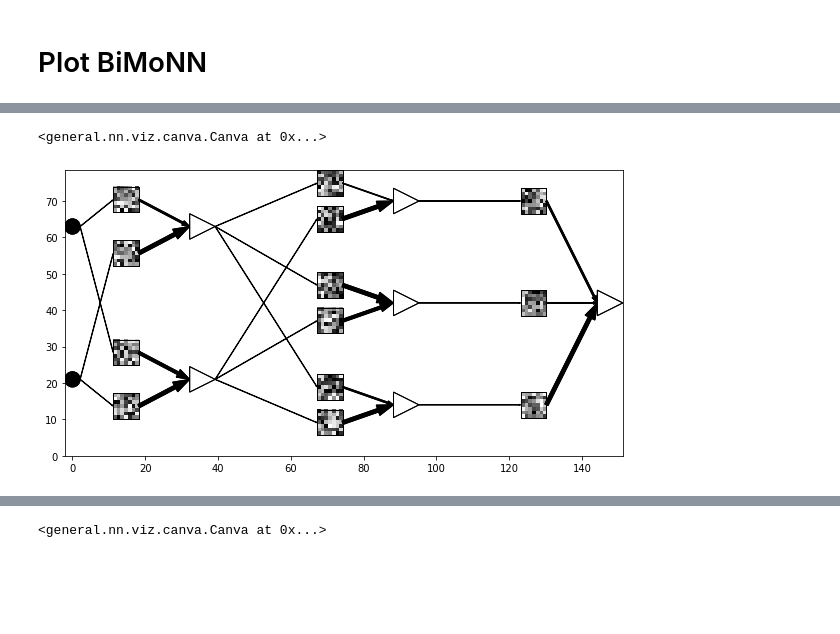
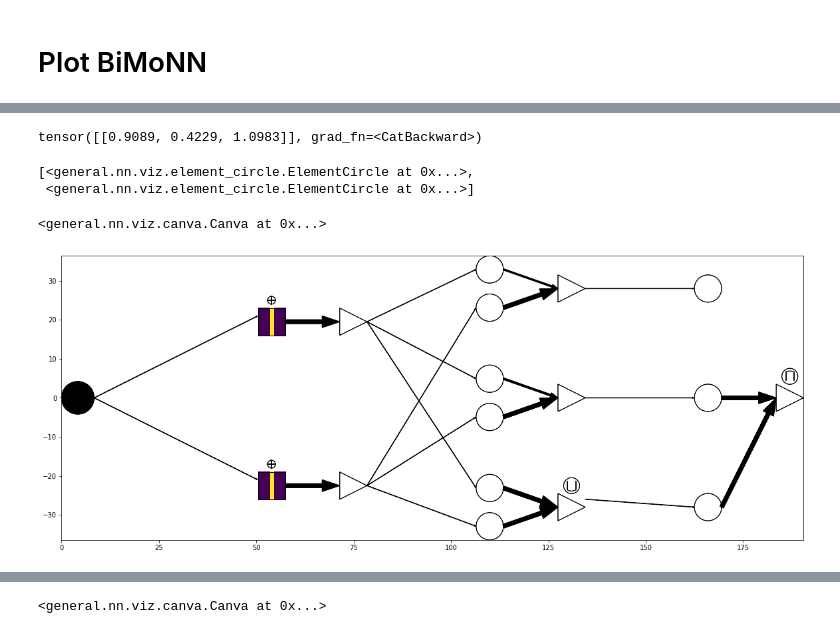
Before and after one commit to TheodoreAouad/3d_segm, a Jupyter notebook: Notebooks/Sandbox.ipynb, the cells around one changed output, grey strips where cells are left out. Cells and saved outputs as stored; diff of their text form; code cells hidden in the pictures; blank space fills up the shorter version.

```diff
--- a/Notebooks/Sandbox.ipynb
+++ b/Notebooks/Sandbox.ipynb
@@ -8,6 +8,7 @@ from importlib import reload
 import numpy as np
 import matplotlib.pyplot as plt
 from matplotlib.patches import Arc
+import torch
 
 import general.nn.viz.canva as cva
 import general.nn.viz.element as viz_element
@@ -22,12 +23,13 @@ import deep_morpho.viz.morp_operations_viz as mov
 
 import deep_morpho.models.bimonn as bimonn
 import deep_morpho.viz.element_lui as elui
+import deep_morpho.viz.element_bise as ebise
 import deep_morpho.viz.bimonn_viz as bviz
 
 def reload_modules():
     for modl in [
         cva, viz_element, ps, es, ei, ea, ec, all_viz, mo, mov,
-        bimonn, elui, bviz
+        bimonn, elui, ebise, bviz
     ]:
         reload(modl)
 # %% [markdown]
@@ -202,7 +204,7 @@ visu.draw(figsize=(10, 10))
 # %%
 net = bimonn.BiMoNN(
     kernel_size=[7,7, 7],
-    channels=[2,2,3,1],
+    channels=[1, 2, 3, 1],
     atomic_element="bisel",
     threshold_mode="tanh",
     constant_activation_P=False,
@@ -216,0 +218,5 @@ tensor([[1.7989, 1.4194],
+# %%
+new_weights = torch.zeros((2, 1, 7, 7))
+new_weights[:, :, :, 3]  = 1
+new_weights = (new_weights - .5) * 10
+net.layer1.bises[0].set_weights(new_weights)
@@ -217,8 +240,18 @@ tensor([[1.7989, 1.4194],
+# %%
+net.layer3.coefs
+# %% [output]
+tensor([[0.9089, 0.4229, 1.0983]], grad_fn=<CatBackward>)
+# %%
+for elt in viz.canva.elements['lui_layer_1_chout_2'].input_elements:
+    print(elt.)
+# %% [output]
+[<general.nn.viz.element_circle.ElementCircle at 0x...>,
+ <general.nn.viz.element_circle.ElementCircle at 0x...>]
 # %%
 reload_modules()
-viz = bviz.BimonnVizualiser(net)
-viz.draw(figsize=(10, 10), axis="on")
+viz = bviz.BimonnVizualiser(net, mode='selem')
+viz.draw(axis="on", figsize=(20, 10))
 # %% [output]
 <general.nn.viz.canva.Canva at 0x...>
-[figure, old version]
+[figure, new version]
 # %%
```
Also changed, not shown: parts of 6 cells of this notebook, 20 other files.
